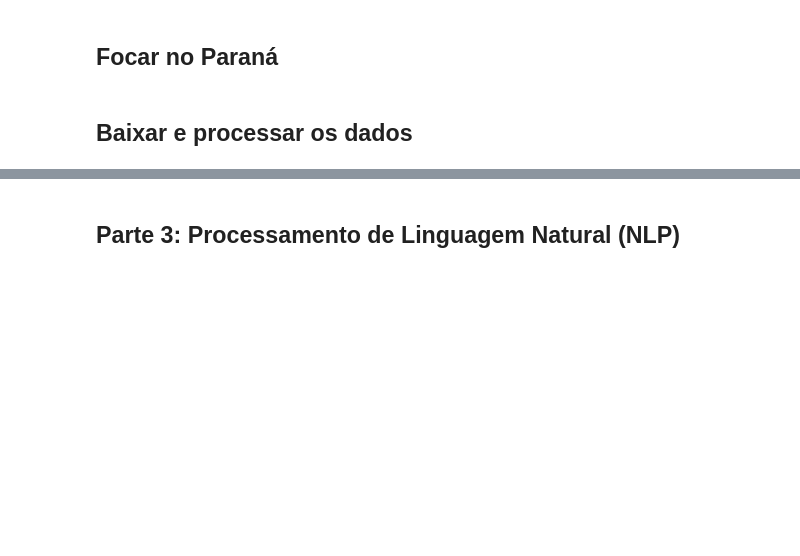
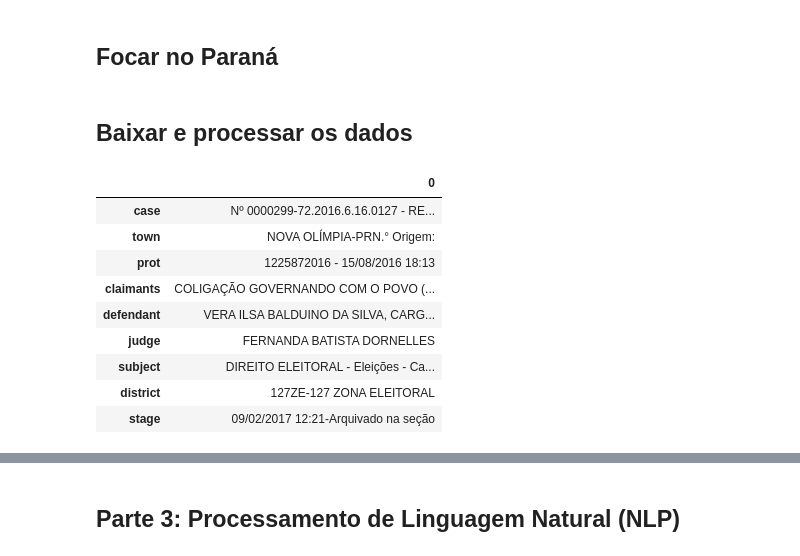
Before and after one commit to aassumpcao/oabpr_seminar, a Jupyter notebook: notebooks/exercicios.ipynb, the cells around one changed output, grey strips where cells are left out. Cells and saved outputs as stored; diff of their text form; code cells hidden in the pictures; blank space fills up the shorter version.

```diff
--- a/notebooks/exercicios.ipynb
+++ b/notebooks/exercicios.ipynb
@@ -109,13 +111,26 @@ print(documentos_link)
 # %%
-# importar meu pacote de análise
-from tse import parser
-
 # construir path para os arquivos
 decisões = [f'../dados/decisão_{i}.html' for i in range(0, 10)]
-
-# transformar em tabela
-sumário = parser(decisões[1])
-sumário.parse_summary()
-pd.DataFrame(sumário.parse_summary()).T
+# %%
+# definir função para transformar os dados do sumário em tabela
+def tabelar_sumário(decisão, transpor=True):
+    sumário = pd.DataFrame(parser(decisão).parse_summary())
+    if transpor:
+        sumário = sumário.T
+    return sumário
+# %%
+# produzir tabela
+tabelar_sumário(decisões[1])
+# %% [output]
+|  | 0 |
+| case | Nº 0000299-72.2016.6.16.0127 - RE... |
+| town | NOVA OLÍMPIA-PRN.° Origem: |
+| prot | 1225872016 - 15/08/2016 18:13 |
+| claimants | COLIGAÇÃO GOVERNANDO COM O POVO (... |
+| defendant | VERA ILSA BALDUINO DA SILVA, CARG... |
+| judge | FERNANDA BATISTA DORNELLES |
+| subject | DIREITO ELEITORAL - Eleições - Ca... |
+| district | 127ZE-127 ZONA ELEITORAL |
+| stage | 09/02/2017 12:21-Arquivado na seção |
 # %%
 # criar banco de dados
```
Also changed, not shown: parts of 28 cells of this notebook, 29 other files.
